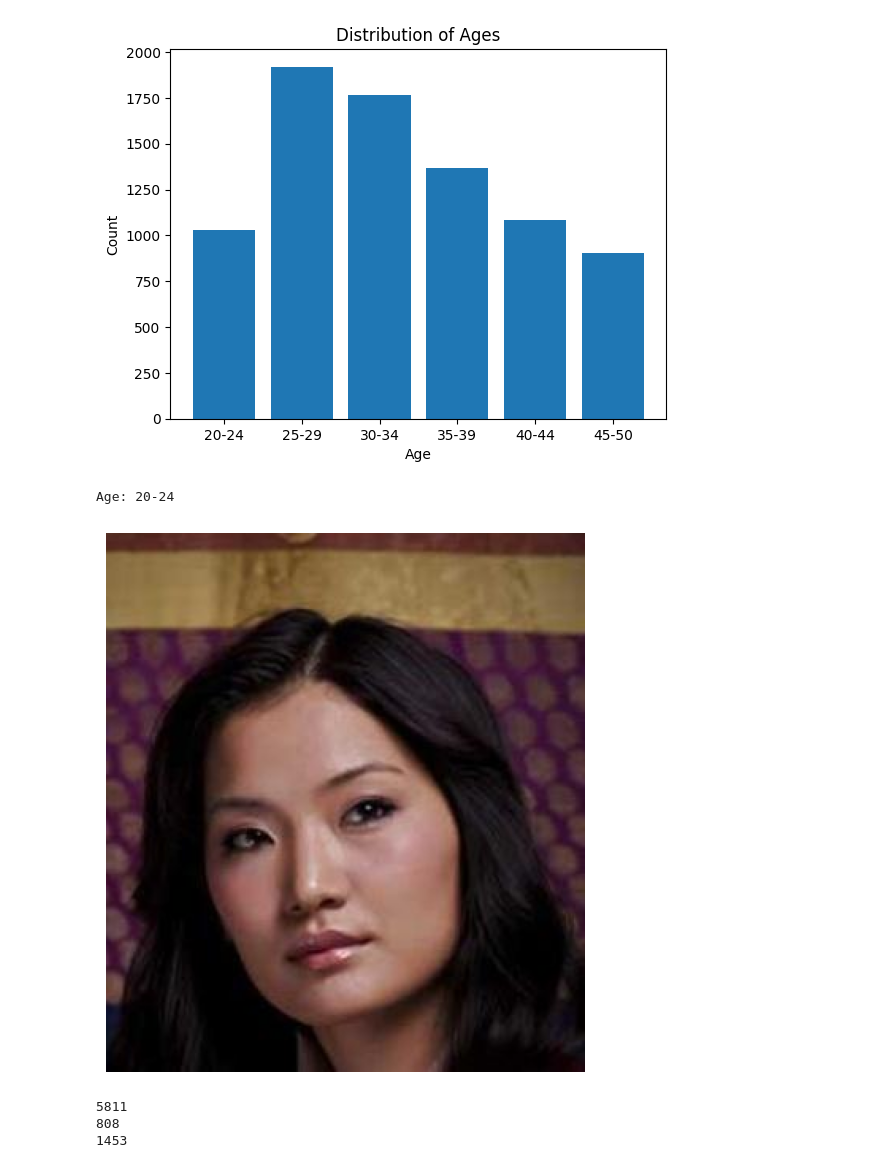
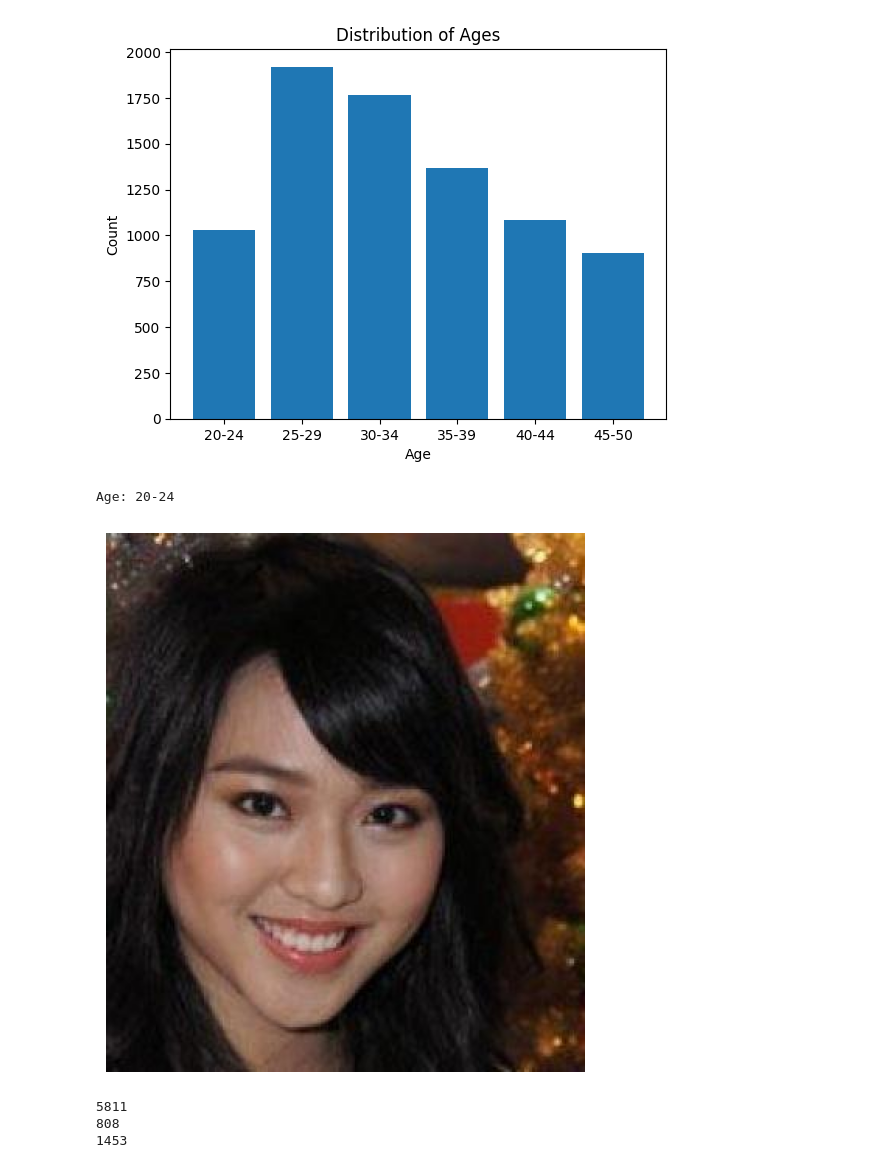
Before and after one commit to leew0nseok/MachineLearning, a Jupyter notebook: age-prediction-resnet-with-asian.ipynb, the cells around one changed output. Drawn from its saved outputs; the diff is of its cells as text; code cells hidden in the pictures.

```diff
--- a/age-prediction-resnet-with-asian.ipynb
+++ b/age-prediction-resnet-with-asian.ipynb
@@ -75,12 +75,10 @@ plt.show()
 흑백사진을 판별하기위한 알고리즘
 # %%
 remomve_list=[]
-for i in range(13322):
+for i in range(len(train_path)):
   img=cv2.imread(train_path[i])
   if (img[0][0][0]==img[0][0][1]==img[0][0][2] and img[5][5][0]==img[5][5][1]==img[5][5][2] and img[15][15][0]==img[15][15][1]==img[15][15][2] and img[35][35][0]==img[35][35][1]==img[35][35][2]): #특정 픽셀값들의 RGB값이 같을시 흑백사진이라고 판단
     remomve_list.append(i) #흑백사진의 인덱스를 리스트에 추가
-  if i%100==0:
-    print(i)
 
-print(remomve_list)
+print(len(remomve_list))
 # %% [output]
@@ -264,21 +246,21 @@ plt.show()
 # %%
 def visualize(image):
     plt.figure(figsize=(7, 7))
     plt.axis('off')
     plt.imshow(image)
 
 #choose an image id to see its age
-image_id = 35
+image_id = 30
 image_example_path = df.iloc[image_id].FilePath
 age = df.iloc[image_id].Age
 
 print(f'Age: {age}')
 image = cv2.imread(image_example_path)
 image = cv2.cvtColor(image, cv2.COLOR_BGR2RGB)
 visualize(image)
 # %% [output]
 Age: 20-24
-[figure, old version]
+[figure, new version]
 # %%
 # random.Random(19991006).shuffle(train_path) #시드 고정후 셔플
 # random.Random(19991006).shuffle(train_y) #시드 고정후 셔플
```
Also changed, not shown: parts of 9 cells of this notebook, 1 other file.
